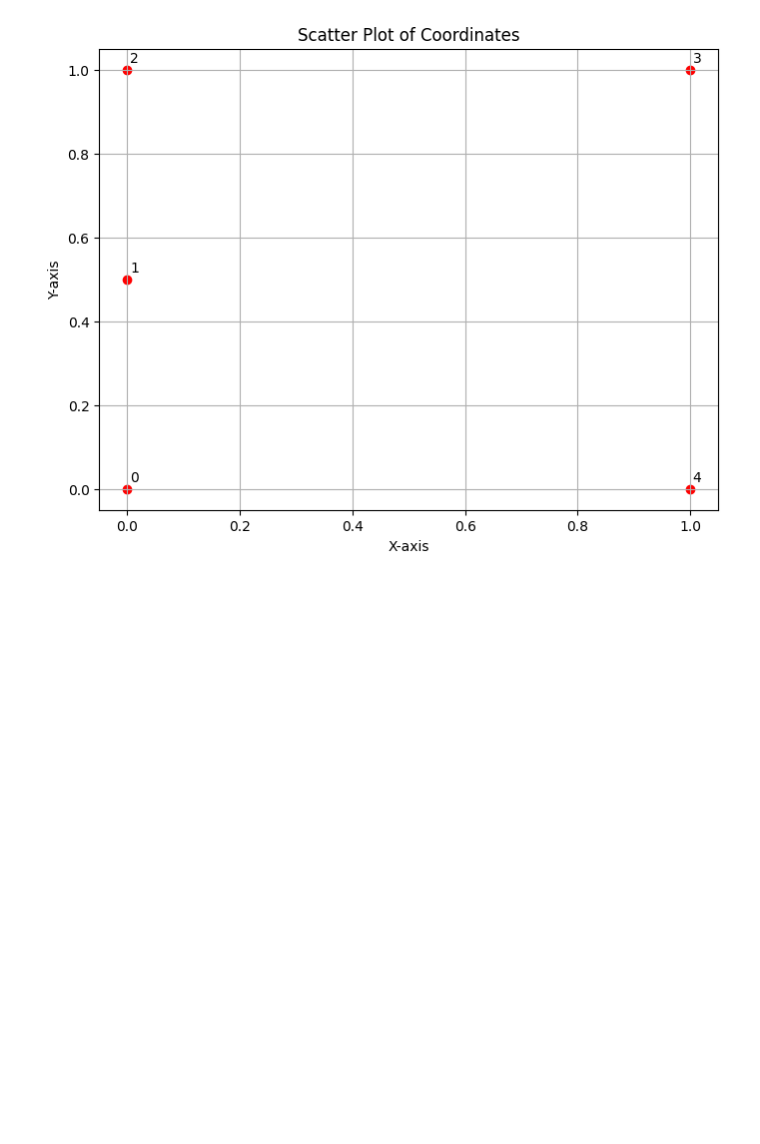
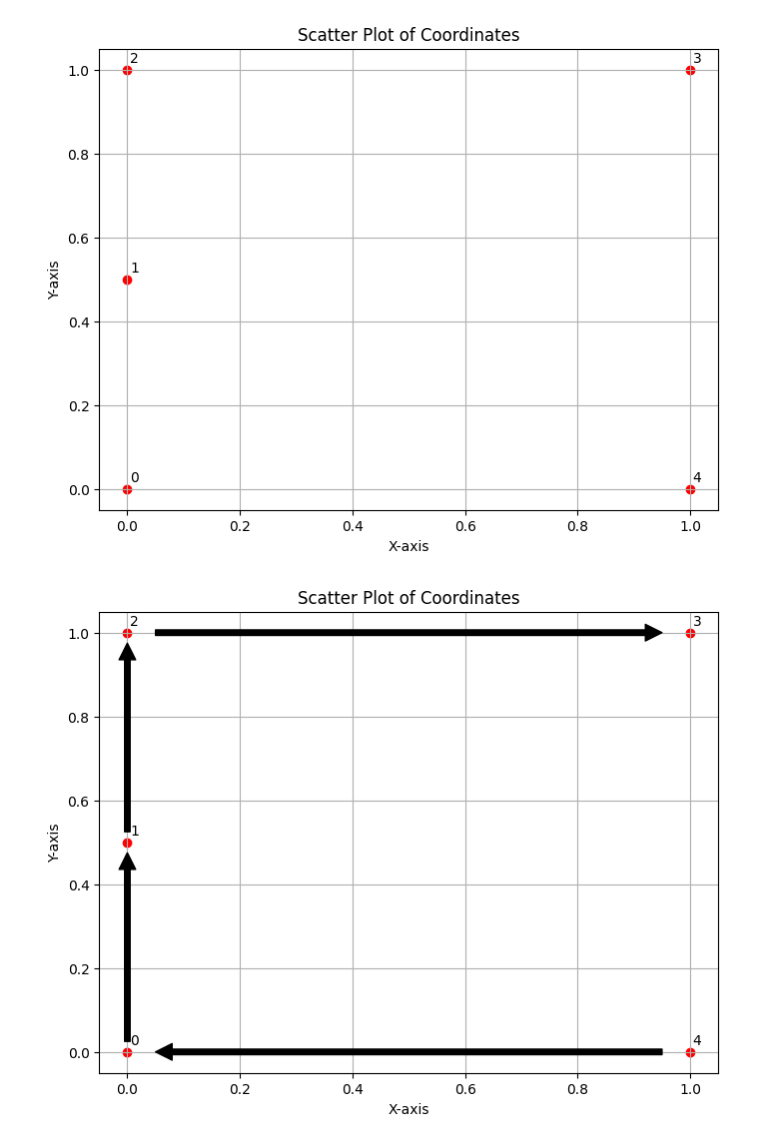
Before and after one commit to asre244/tsp, a Jupyter notebook: plot.ipynb, the cells around one changed output. Cells and saved outputs as stored; diff of their text form; code cells hidden in the pictures; blank space fills up the shorter version.

```diff
--- a/plot.ipynb
+++ b/plot.ipynb
@@ -31,15 +31,34 @@ plt.ylabel('Y-axis')
 for point, x, y in zip(points, x_coords, y_coords):
     plt.annotate(point, (x, y), textcoords="offset points", xytext=(5,5), ha='center')
 
-# Draw lines with arrows according to the order in result
-for i in range(len(result) - 1):
-    start = result[i] - 1
-    end = result[i + 1] - 1
-    plt.annotate('', xy=(x_coords[end], y_coords[end]), xytext=(x_coords[start], y_coords[start]),
-                 arrowprops=dict(facecolor='red', shrink=0.05))
-
 # Show the plot
 plt.grid(True)
 plt.show()
 # %% [output]
 [figure]
+# %%
+# Create the plot
+plt.figure(figsize=(8, 6))
+plt.scatter(x_coords, y_coords, c='red', marker='o')
+
+# Add titles and labels
+plt.title('Scatter Plot of Coordinates')
+plt.xlabel('X-axis')
+plt.ylabel('Y-axis')
+
+# Annotate points with their designations
+for point, x, y in zip(points, x_coords, y_coords):
+    plt.annotate(point, (x, y), textcoords="offset points", xytext=(5,5), ha='center')
+
+# Draw lines with arrows according to the order in result
+for i in range(0, len(result) - 1):
+    start = result[i]
+    end = result[i + 1] - 1
+    plt.annotate('', xy=(x_coords[end], y_coords[end]), xytext=(x_coords[start], y_coords[start]),
+                 arrowprops=dict(facecolor='black', shrink=0.05))
+
+# Show the plot
+plt.grid(True)
+plt.show()
+# %% [output]
+[figure, added]
```
Also changed, not shown: 1 other file.
